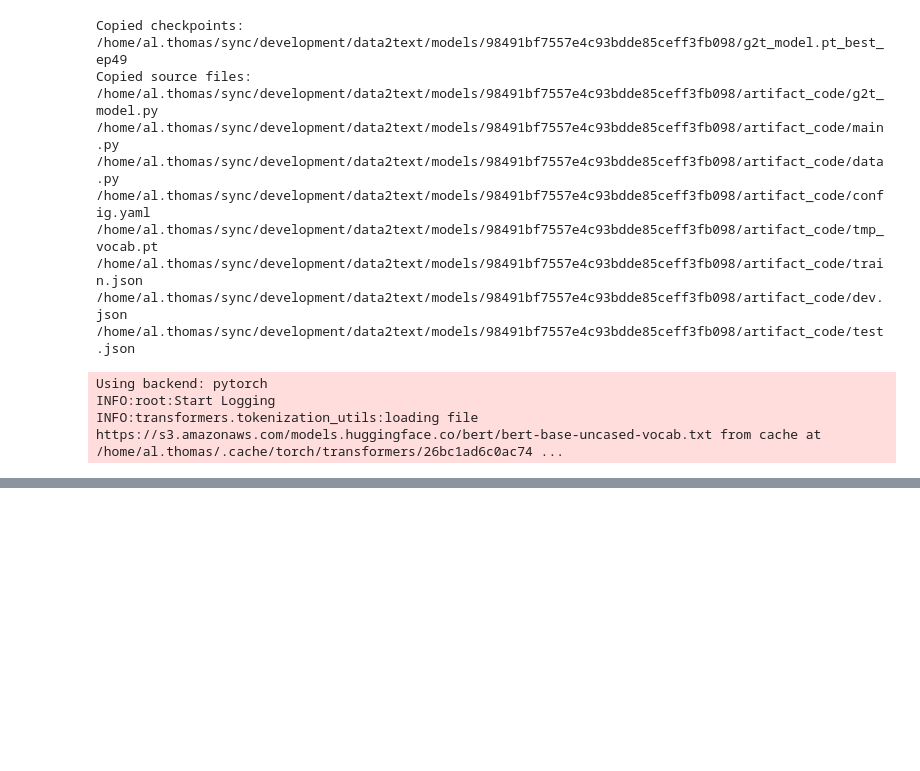
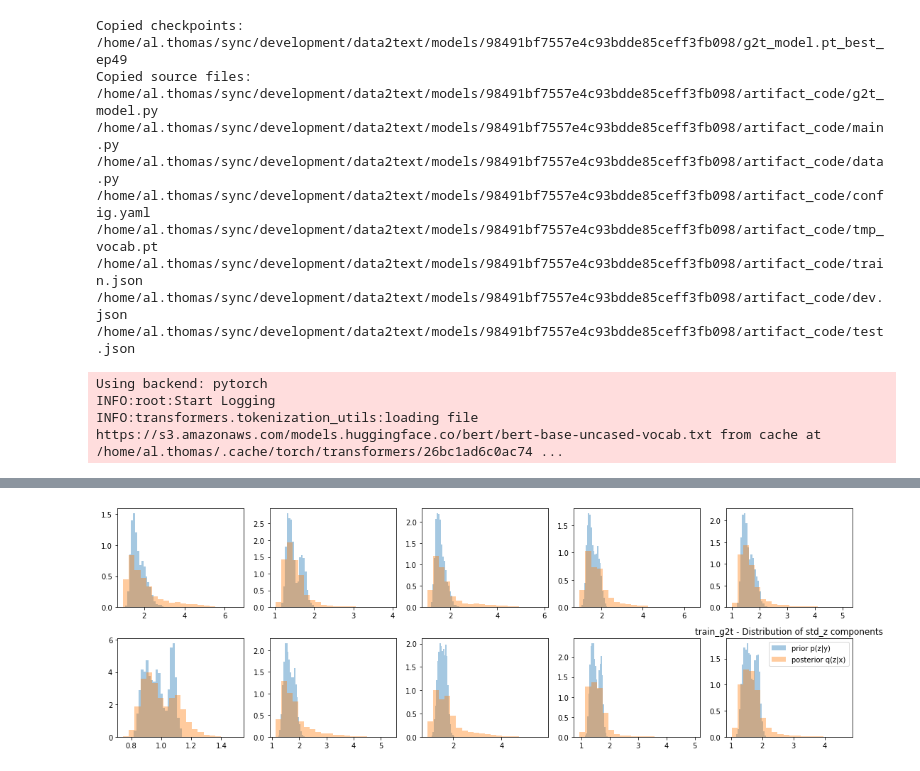
Before and after one commit to alxthm/data2text, a Jupyter notebook: notebooks/1.0-latent-dim-exploration.ipynb, the cells around one changed output, grey strips where cells are left out. Saved outputs shown, nothing was run; the diff lists cells and outputs as text; code cells hidden in the pictures; blank space fills up the shorter version.

```diff
--- a/notebooks/1.0-latent-dim-exploration.ipynb
+++ b/notebooks/1.0-latent-dim-exploration.ipynb
@@ -240,0 +351,4 @@ Predictions with samples z~p(z|y) from prior:
+# %%
+plot_components_hist(std_p, std_q, f"{dataset} - Distribution of std_z components")
+# %% [output]
+[figure, added]
```
Also changed, not shown: parts of 18 cells of this notebook.
